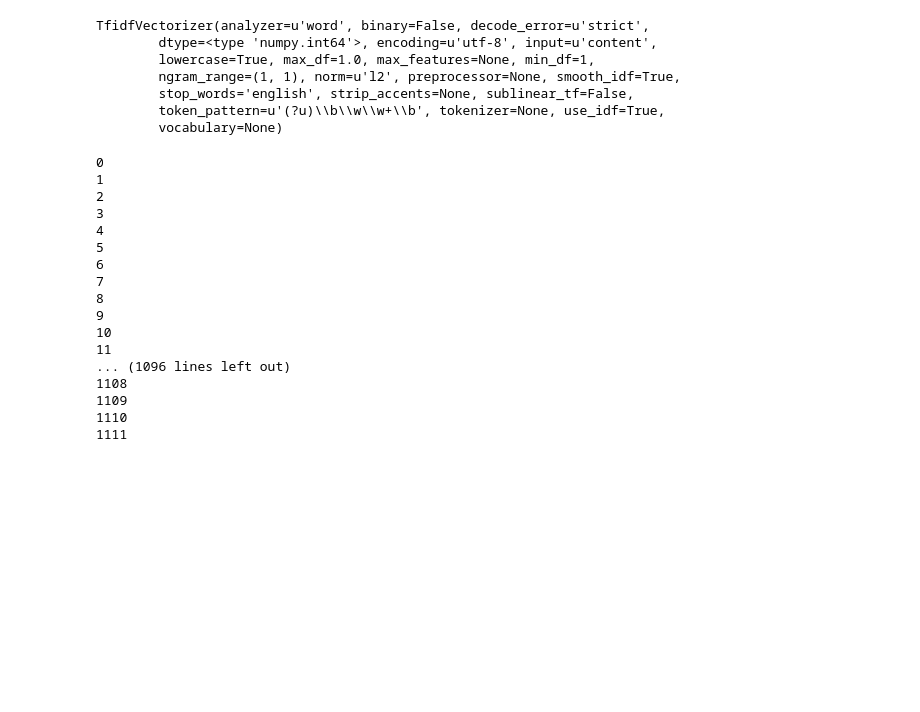
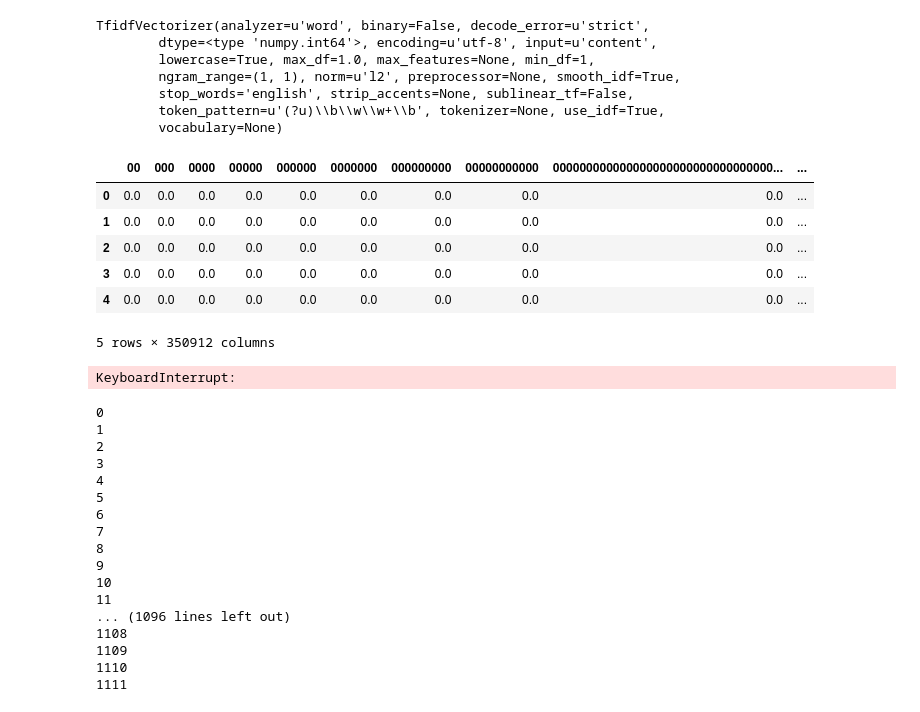
Before and after one commit to nfranchetti/stack-exchange-kaggle, a Jupyter notebook: testing method on physics data.ipynb, the cells around one changed output. Cells and saved outputs as stored; diff of their text form; code cells hidden in the pictures; blank space fills up the shorter version.

```diff
--- a/testing method on physics data.ipynb
+++ b/testing method on physics data.ipynb
@@ -63,3 +95,13 @@ TfidfVectorizer(analyzer=u'word', binary=False, decode_error=u'strict',
 ## turns the fit tfidf data into a data frame
 test = pd.DataFrame(tvec.transform(physics['no_punctuation']).todense(),
                    columns=tvec.get_feature_names())
+# %%
+test.head()
+# %% [output]
+|  | 00 | 000 | 0000 | 00000 | 000000 | 0000000 | 000000000 | 00000000000 | 000000000000000000000000000000000... | ... |
+| 0 | 0.0 | 0.0 | 0.0 | 0.0 | 0.0 | 0.0 | 0.0 | 0.0 | 0.0 | ... |
+| 1 | 0.0 | 0.0 | 0.0 | 0.0 | 0.0 | 0.0 | 0.0 | 0.0 | 0.0 | ... |
+| 2 | 0.0 | 0.0 | 0.0 | 0.0 | 0.0 | 0.0 | 0.0 | 0.0 | 0.0 | ... |
+| 3 | 0.0 | 0.0 | 0.0 | 0.0 | 0.0 | 0.0 | 0.0 | 0.0 | 0.0 | ... |
+| 4 | 0.0 | 0.0 | 0.0 | 0.0 | 0.0 | 0.0 | 0.0 | 0.0 | 0.0 | ... |
+5 rows × 350912 columns
@@ -66,3 +112,8 @@ test = pd.DataFrame(tvec.transform(physics['no_punctuation']).todense(),
+# %%
+## started 14:30
+test.to_csv('~/Datasets/physics_tfidf.csv', encoding='utf-8')
+# %% [output]
+KeyboardInterrupt:
 # %%
 def get_best_word(df, index):
     row = df.iloc[index, :]
```
Also changed, not shown: parts of 9 cells of this notebook.
